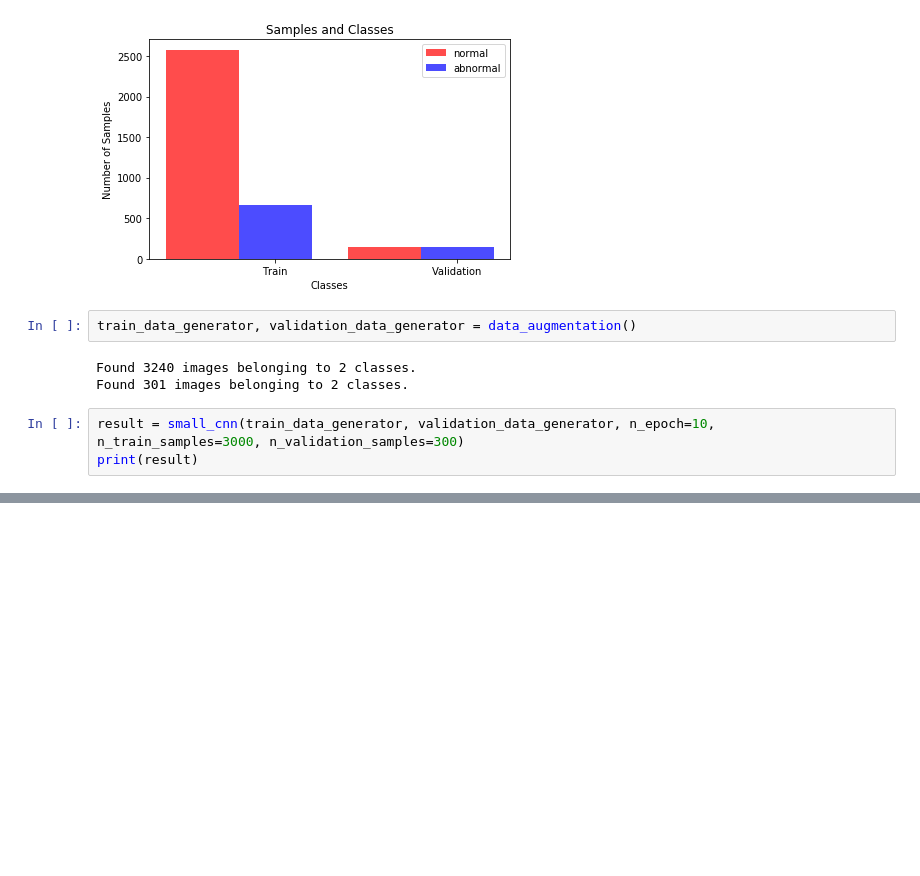
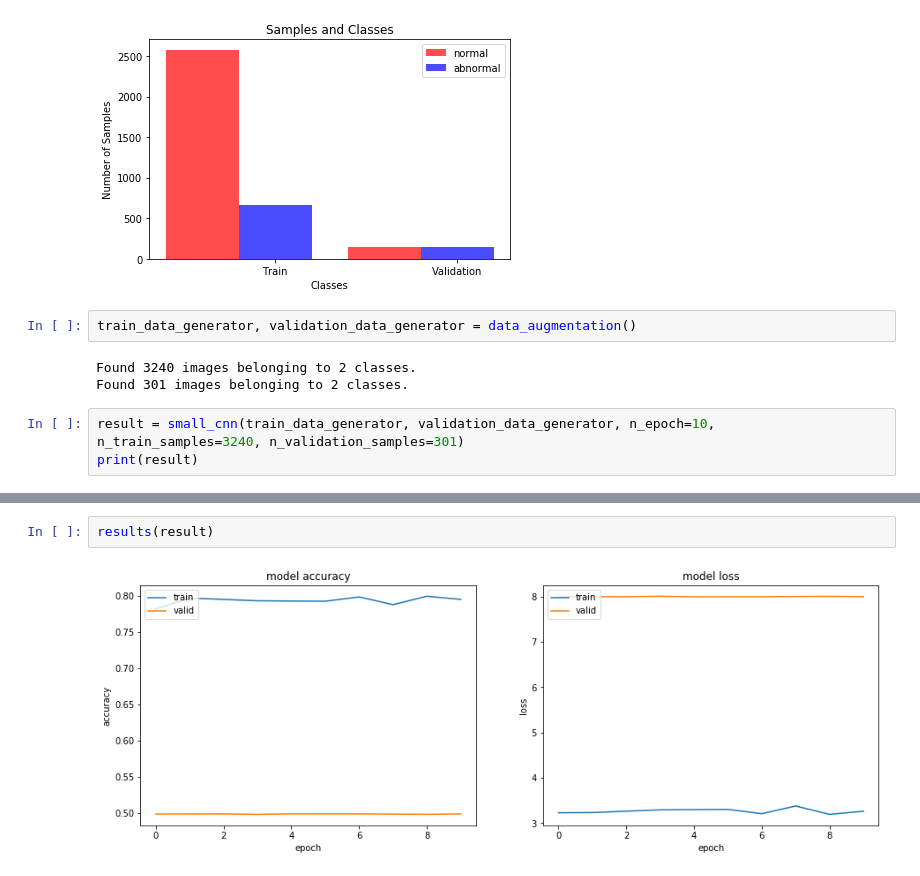
Before and after one commit to MohamedFawzy/ML-projects, a Jupyter notebook: source/heartbeats/Heartbeat-sounds.0.0.3.ipynb, the cells around one changed output, grey strips where cells are left out. Cells and saved outputs as stored; diff of their text form; blank space fills up the shorter version.

```diff
--- a/source/heartbeats/Heartbeat-sounds.0.0.3.ipynb
+++ b/source/heartbeats/Heartbeat-sounds.0.0.3.ipynb
@@ -26,7 +26,7 @@ train_data_generator, validation_data_generator = data_augmentation()
 Found 3240 images belonging to 2 classes.
 Found 301 images belonging to 2 classes.
 # %%
-result = small_cnn(train_data_generator, validation_data_generator, n_epoch=10, n_train_samples=3000, n_validation_samples=300)
+result = small_cnn(train_data_generator, validation_data_generator, n_epoch=10, n_train_samples=3240, n_validation_samples=301)
 print(result)
 # %% [output]
 Epoch 1/10
@@ -38,0 +57,4 @@ Epoch 4/10
+# %%
+results(result)
+# %% [output]
+[figure, added]
```
Also changed, not shown: parts of 2 cells of this notebook, 1 other file.
